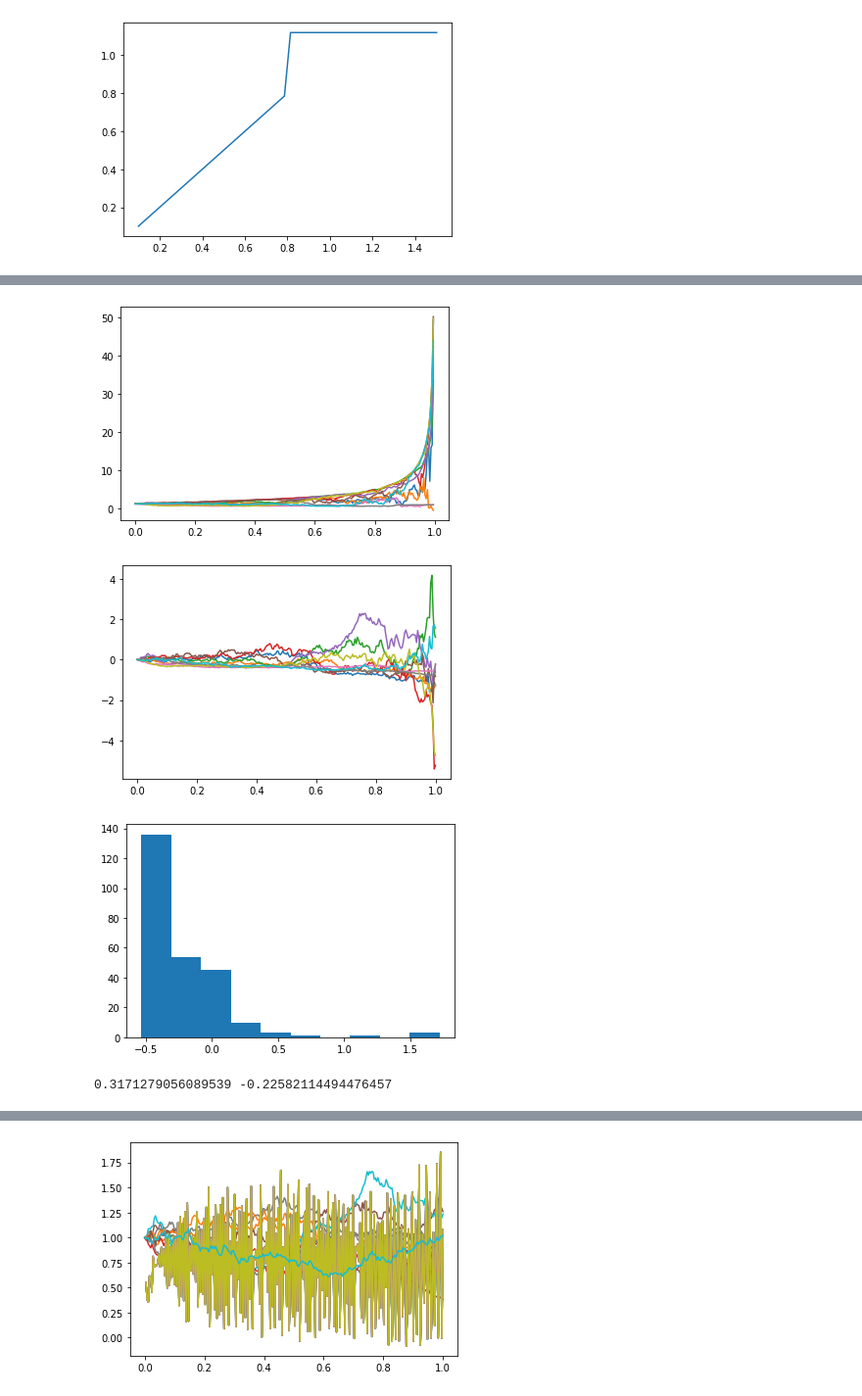
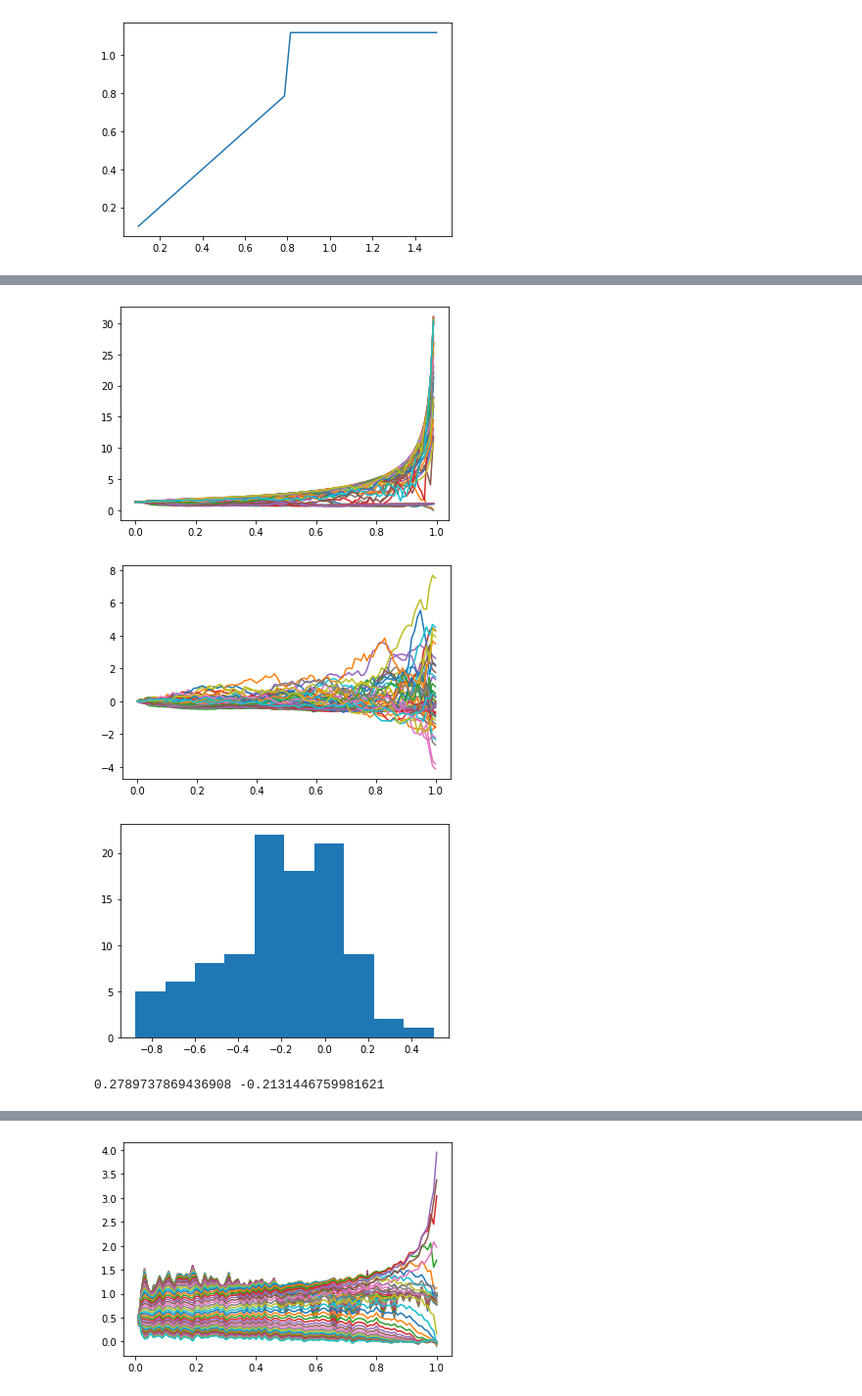
Before and after one commit to moo-337/moo, a Jupyter notebook: docs/get_started.ipynb, the cells around one changed output, grey strips where cells are left out. Shown at 98% size. Cells and saved outputs as stored; diff of their text form; code cells hidden in the pictures.

```diff
--- a/docs/get_started.ipynb
+++ b/docs/get_started.ipynb
@@ -74,7 +74,7 @@ import scipy.stats as stats
 # %%
 global strike, sigma, coupon
 
-N = 252
+N = 100
 S0 = 1
 T = 1
 strike = 0.8
@@ -160,11 +162,10 @@ premium = Dense(m, activation='linear', trainable=True,
 
 for j in range(N):
     strategy = price
-    # strategyeval = hedgeeval
+    strategyeval = hedgeeval
     for k in range(d):
         strategy = layers[k+(j)*d](strategy)
-        hedgeeval = layers[k+(j)*d](hedgeeval)
-        # strategyeval = layers[k+(j)*d](strategyeval)
+        strategyeval = layers[k+(j)*d](strategyeval)
 
     incr = Input(shape=(u,))
     logprice = Lambda(lambda x : K.log(x))(price)
@@ -175,8 +176,7 @@ for j in range(N):
     hedgenew = Multiply()([strategy, priceincr])
     hedge = Add()([hedge, hedgenew])
     inputs = inputs + [incr]
-    outputhelper = outputhelper + [hedgeeval]
-    # outputhelper = outputhelper + [strategyeval]
+    outputhelper = outputhelper + [strategyeval]
     price = pricenew
 # %%
 payoff = Lambda(payoff_f)(price)
@@ -208,6 +208,6 @@ def loss_mse(y_true, y_pred):
 
 model_hedge_strat.compile(optimizer='adam', loss=loss_mse)
 
-for i in range(5):
-    model_hedge_strat.fit(x=xtrain, y=ytrain, epochs=1, verbose=True, batch_size=200)
+for i in range(50):
+    model_hedge_strat.fit(x=xtrain, y=ytrain, epochs=1, verbose=True, batch_size=1000)
 # %% [output]
@@ -250,5 +260,5 @@ plt.hist(payoff_f(price[:, N-1]))
 # %%
-Ktest=10
+Ktest=50
 
 testpath=[]
 
@@ -276,32 +286,31 @@ for i in range(Ktest):
 for i in range(Ktest):
     plt.plot(grid[:], delta[i])
 # %% [output]
-[figure, old version]
+[figure, new version]
 # %%
 for i in range(Ktest):
     plt.plot(grid, hedge[i])
 # %% [output]
-[figure, old version]
+[figure, new version]
 # %%
 plt.hist(hedge[-1])
 plt.show()
 print(np.std(hedge[-1]), np.mean(hedge[-1]))
 # %% [output]
-[figure, old version]
+[figure, new version]
-0.3171279056089539 -0.22582114494476457
+0.2789737869436908 -0.2131446759981621
 # %%
-pred_hedge = []
-pred_premium = []
-for k in range(int(Ktest)):
-    xtest = ([initialprice*np.ones((1, m))] +
-            [np.zeros((1, m))]+
-            [np.ones((1, m))]+
-            [np.ones((1, m))]+
-            [testpath[i][k] for i in range(N)])
-    y = model_hedge_strat.predict(xtest)
+xtest = ([initialprice*np.ones((Ktest, u))] +
+         [np.zeros((Ktest, m))] +
+         [np.linspace(0.1, 1.5, Ktest)] +
+         [priceBS*np.ones((Ktest, m))] +
+         [testpath[i] for i in range(N)])
 
-    pred_hedge.append(y[0][0])
-    pred_premium.append(y[0][-1])
+y = model_hedge_strat.predict(xtest)
 
-    plt.plot(grid[1:], y[0][1:-1], grid[:], price[k])
+model_hedge = y[:, 0]
+model_premium = y[:, -1]
+
+for k in range(Ktest):
+    plt.plot(grid[1:], y[k][1:-1])
 # %% [output]
@@ -318,2 +318,2 @@ for k in range(int(Ktest)):
-[figure, old version]
+[figure, new version]
 # %%
```
Also changed, not shown: parts of 13 cells of this notebook.
